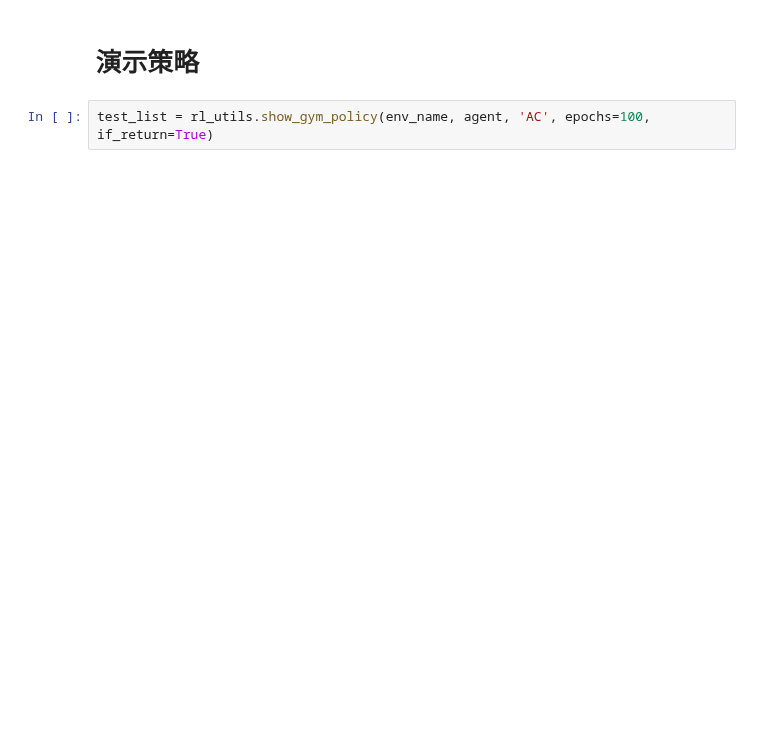
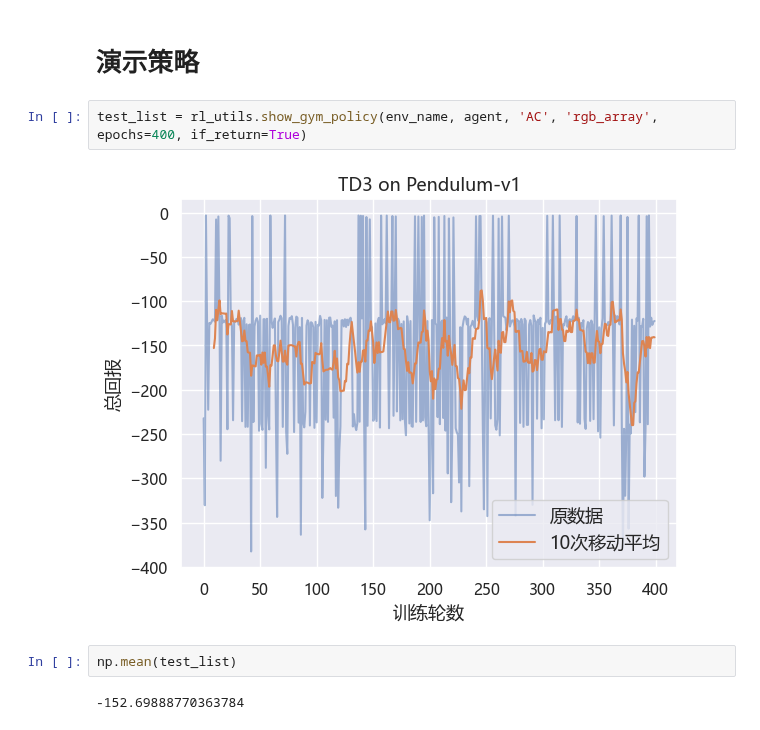
Before and after one commit to Aegis1863/ML_practice, a Jupyter notebook: 强化学习笔记/13_TD3.ipynb, the cells around one changed output. Cells and saved outputs as stored; diff of their text form; blank space fills up the shorter version.

```diff
--- a/强化学习笔记/13_TD3.ipynb
+++ b/强化学习笔记/13_TD3.ipynb
@@ -248,4 +261,10 @@ rl_utils.picture_return(return_list, 'TD3', env_name)
 # %% [markdown]
 # 演示策略
 # %%
-test_list = rl_utils.show_gym_policy(env_name, agent, 'AC', epochs=100, if_return=True)
+test_list = rl_utils.show_gym_policy(env_name, agent, 'AC', 'rgb_array', epochs=400, if_return=True)
+# %% [output]
+[figure, added]
+# %%
+np.mean(test_list)
+# %% [output]
+-152.69888770363784
```
Also changed, not shown: parts of 6 cells of this notebook, 5 other files.
